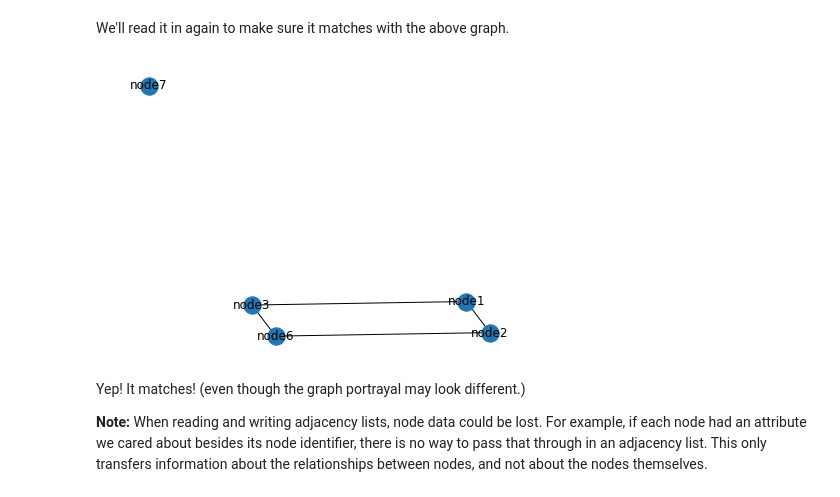
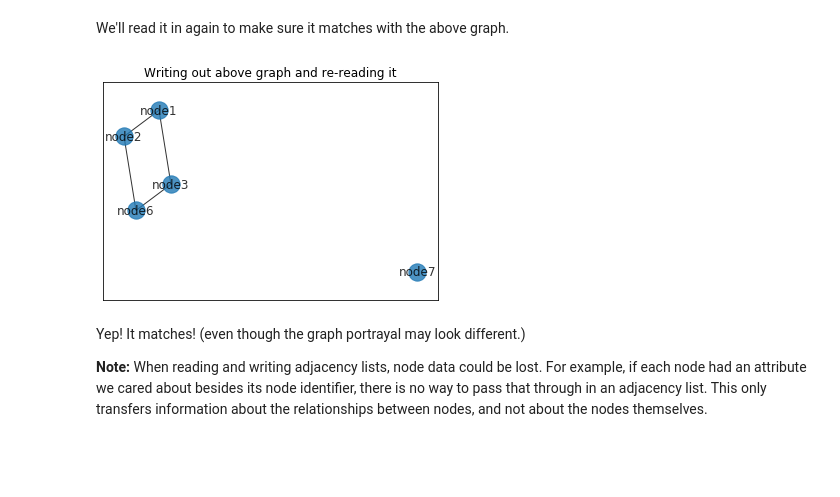
Before and after one commit to hollybossart/networkX_tutorial, a Jupyter notebook: networkX_tutorial.ipynb, the cells around one changed output. Saved outputs shown, nothing was run; the diff lists cells and outputs as text; code cells hidden in the pictures; blank space fills up the shorter version.

```diff
--- a/networkX_tutorial.ipynb
+++ b/networkX_tutorial.ipynb
@@ -85,13 +93,14 @@ nx.readwrite.adjlist.write_adjlist(G, 'adjacency_write.txt')
 We'll read it in again to make sure it matches with the above graph.
 # %%
 H = nx.readwrite.adjlist.read_adjlist('adjacency_write.txt')
-nx.draw(H, with_labels=True)
+nx.draw_networkx(H, with_labels=True, alpha = 0.8)
+plt.title('Writing out above graph and re-reading it')
 
 # clearing out all old node and edge data while maintaing graph structure
 G.clear()
 H.clear()
 # %% [output]
-[figure, old version]
+[figure, new version]
 # %% [markdown]
 Yep! It matches! (even though the graph portrayal may look different.)
 
```
Also changed, not shown: parts of 39 cells of this notebook.
